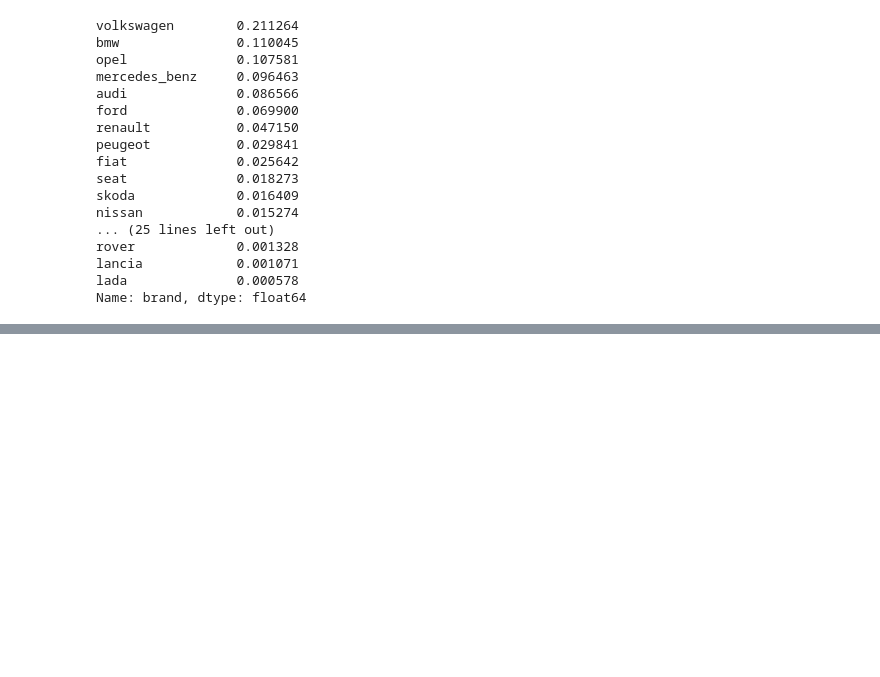
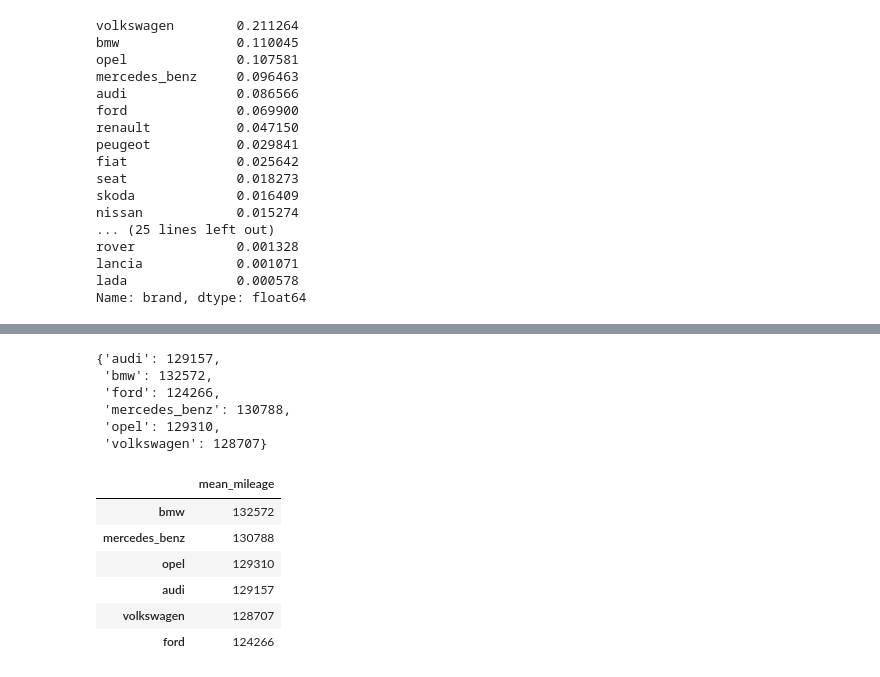
Before and after one commit to 3liud/Exploring-Ebay-Car-Sales-Data, a Jupyter notebook: Basics.ipynb, the cells around one changed output, grey strips where cells are left out. Cells and saved outputs as stored; diff of their text form; code cells hidden in the pictures; blank space fills up the shorter version.

```diff
--- a/Basics.ipynb
+++ b/Basics.ipynb
@@ -565,0 +568,4 @@ Volkswagen is the most popular of the vehicles and it is approximately double th
+# %%
+brands = autos['brand'].value_counts(normalize = True)
+most_popular_brands = brands[brands > 0.05].index
+most_popular_brands
@@ -565,0 +593,16 @@ Volkswagen is the most popular of the vehicles and it is approximately double th
+# %%
+brand_avg_mileage = {}
+
+for brands in most_popular_brands:
+    brand_only = autos[autos['brand'] == brands]
+    mean_mileage = brand_only['odometer_km'].mean()
+    brand_avg_mileage[brands] = int(mean_mileage)
+
+brand_avg_mileage
+# %% [output]
+{'audi': 129157,
+ 'bmw': 132572,
+ 'ford': 124266,
+ 'mercedes_benz': 130788,
+ 'opel': 129310,
+ 'volkswagen': 128707}
@@ -565,0 +612,11 @@ Volkswagen is the most popular of the vehicles and it is approximately double th
+# %%
+top_brands_info = pd.DataFrame(mean_mileage, columns = ['mean_mileage'])
+top_brands_info
+# %% [output]
+|  | mean_mileage |
+| bmw | 132572 |
+| mercedes_benz | 130788 |
+| opel | 129310 |
+| audi | 129157 |
+| volkswagen | 128707 |
+| ford | 124266 |
```
Also changed, not shown: parts of 7 cells of this notebook.
